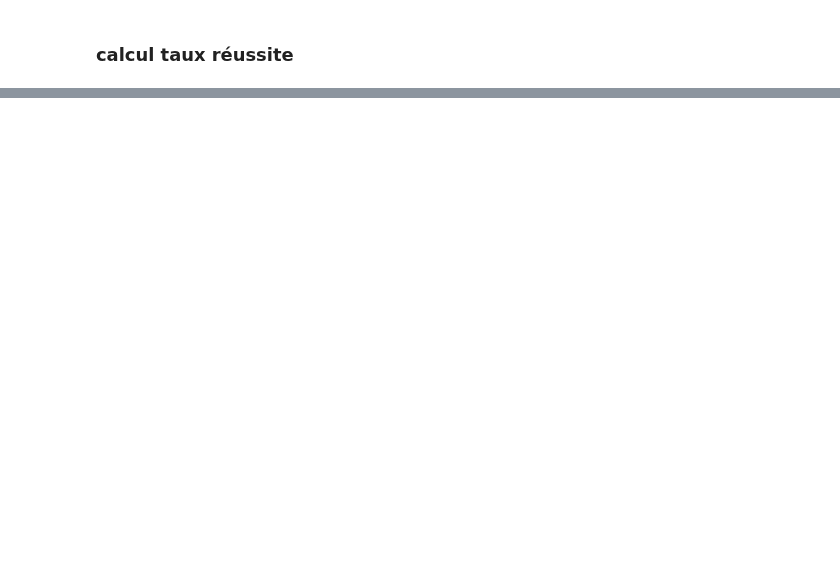
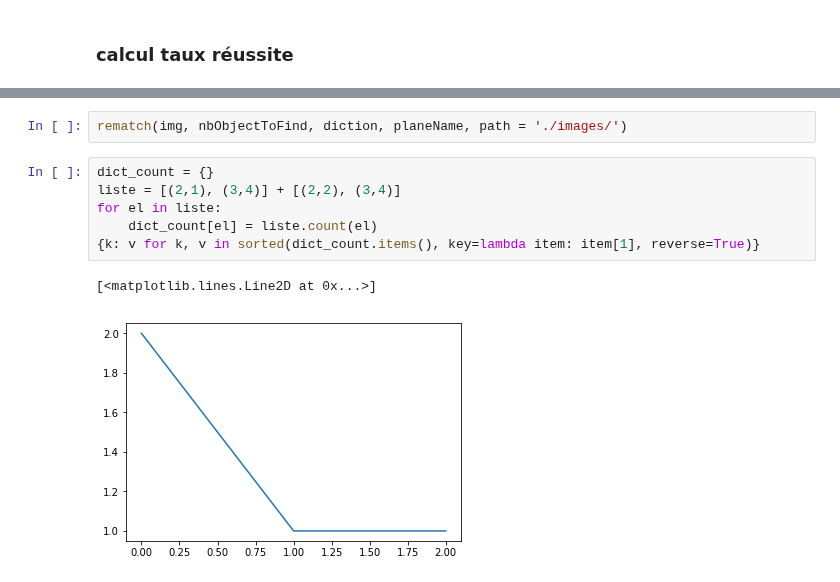
Before and after one commit to vincentnam/ProjetInterpromo2020G8, a Jupyter notebook: Theo_Vedis_notebook.ipynb, the cells around one changed output, grey strips where cells are left out. Saved outputs shown, nothing was run; the diff lists cells and outputs as text; blank space fills up the shorter version.

```diff
--- a/Theo_Vedis_notebook.ipynb
+++ b/Theo_Vedis_notebook.ipynb
@@ -589,0 +719,11 @@ SyntaxError: invalid syntax (<ipython-input-25-326b9de040bc>, line 15)
+# %%
+rematch(img, nbObjectToFind, diction, planeName, path = './images/')
+# %%
+dict_count = {}
+liste = [(2,1), (3,4)] + [(2,2), (3,4)]
+for el in liste:
+    dict_count[el] = liste.count(el)
+{k: v for k, v in sorted(dict_count.items(), key=lambda item: item[1], reverse=True)}
+# %% [output]
+[<matplotlib.lines.Line2D at 0x...>]
+[figure, added]
```
Also changed, not shown: parts of 15 cells of this notebook, 2 other files.
